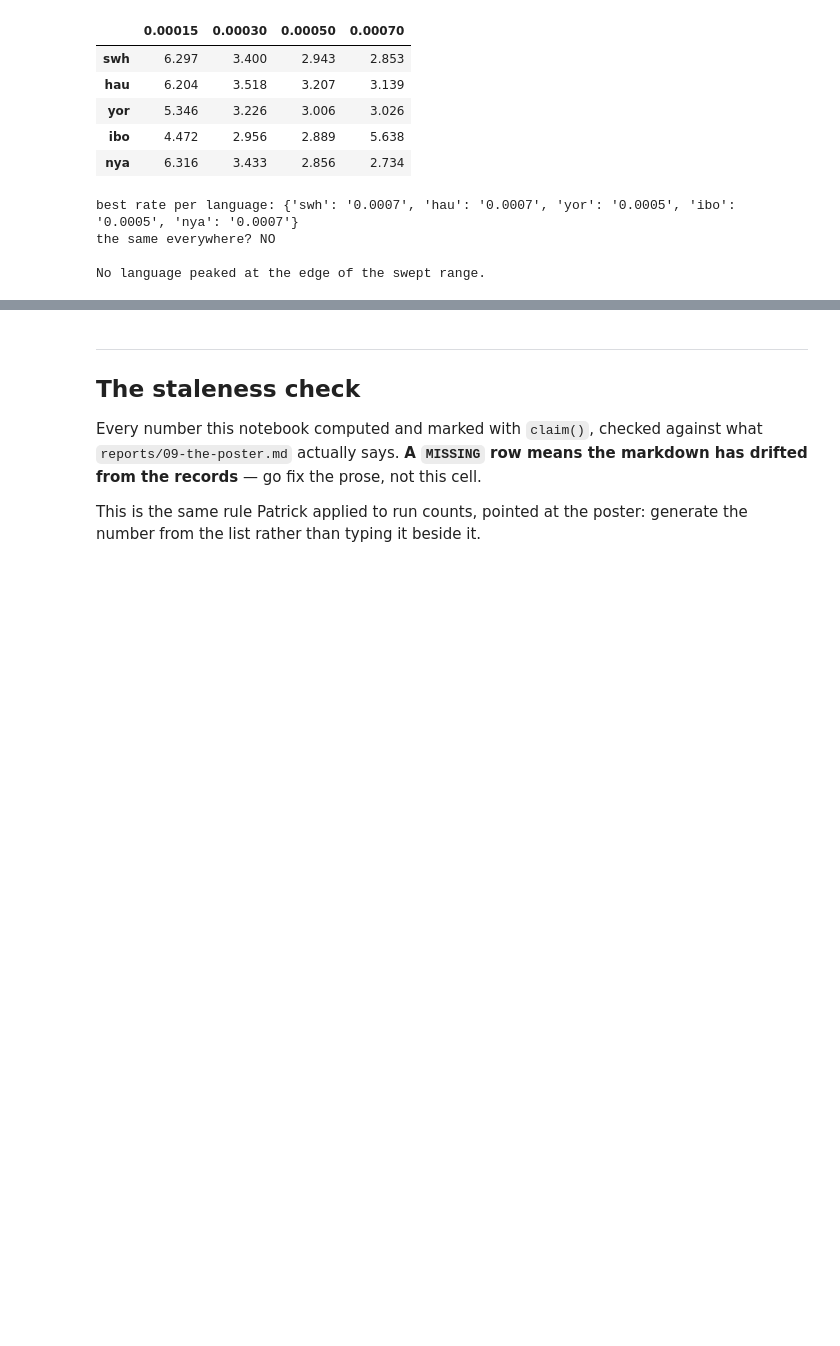
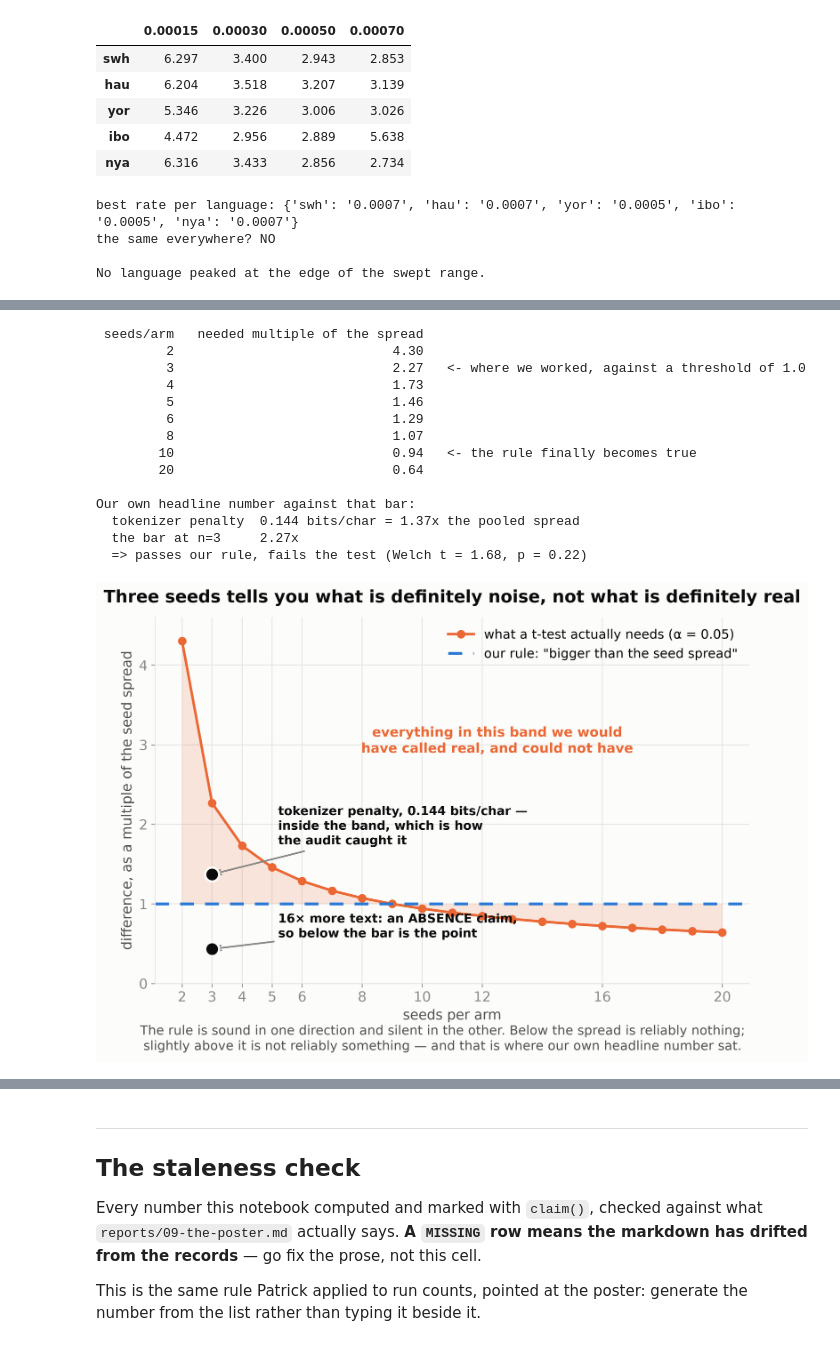
Before and after one commit to TrueRottweiler/WashingtonCsed504, a Jupyter notebook: src/a2-nlp/poster_bottom.ipynb, the cells around one changed output, grey strips where cells are left out. Drawn from its saved outputs; the diff is of its cells as text; code cells hidden in the pictures; blank space fills up the shorter version.

```diff
--- a/src/a2-nlp/poster_bottom.ipynb
+++ b/src/a2-nlp/poster_bottom.ipynb
@@ -864,0 +873,36 @@ No language peaked at the edge of the swept range.
+# %%
+from scipy.stats import t as tdist
+
+print(f"{'seeds/arm':>10}{'needed multiple of the spread':>32}")
+for n in (2, 3, 4, 5, 6, 8, 10, 20):
+    need = tdist.ppf(0.975, 2 * n - 2) * math.sqrt(2 / n)
+    flag = '   <- where we worked, against a threshold of 1.0' if n == 3 else (
+        '   <- the rule finally becomes true' if need < 1.0 and n == 10 else '')
+    print(f'{n:>10}{need:>32.2f}{flag}')
+
+need3 = tdist.ppf(0.975, 4) * math.sqrt(2 / 3)
+claim('required multiple at three seeds', need3, 'a difference must be **2.27×**')
+
+print()
+print('Our own headline number against that bar:')
+print(f'  tokenizer penalty  0.144 bits/char = 1.37x the pooled spread')
+print(f'  the bar at n=3     {need3:.2f}x')
+print('  => passes our rule, fails the test (Welch t = 1.68, p = 0.22)')
+
+show('13-how-many-seeds')
+# %% [output]
+ seeds/arm   needed multiple of the spread
+         2                            4.30
+         3                            2.27   <- where we worked, against a threshold of 1.0
+         4                            1.73
+         5                            1.46
+         6                            1.29
+         8                            1.07
+        10                            0.94   <- the rule finally becomes true
+        20                            0.64
+
+Our own headline number against that bar:
+  tokenizer penalty  0.144 bits/char = 1.37x the pooled spread
+  the bar at n=3     2.27x
+  => passes our rule, fails the test (Welch t = 1.68, p = 0.22)
+[figure, added]
```
Also changed, not shown: parts of 12 cells of this notebook, 19 other files.
